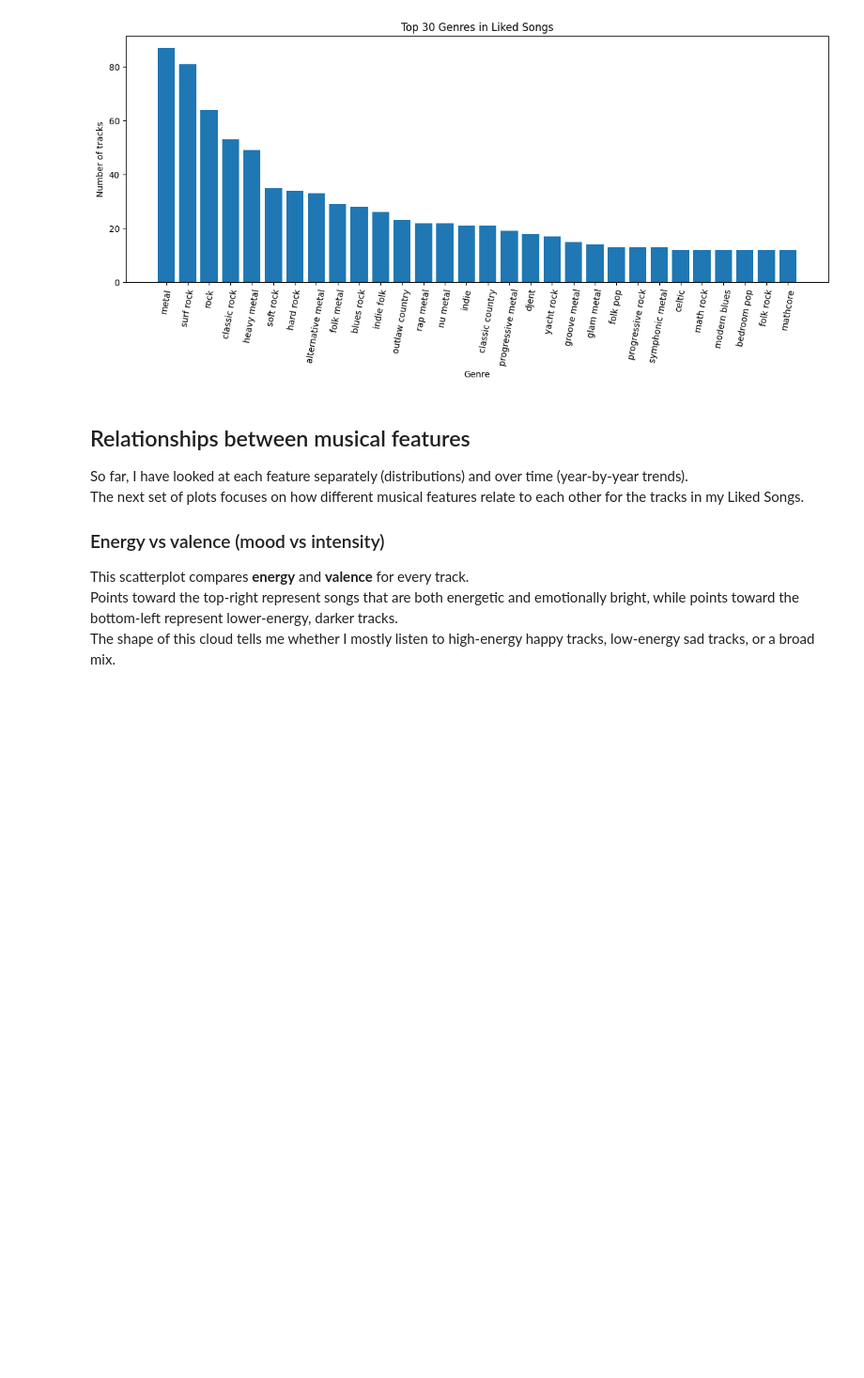
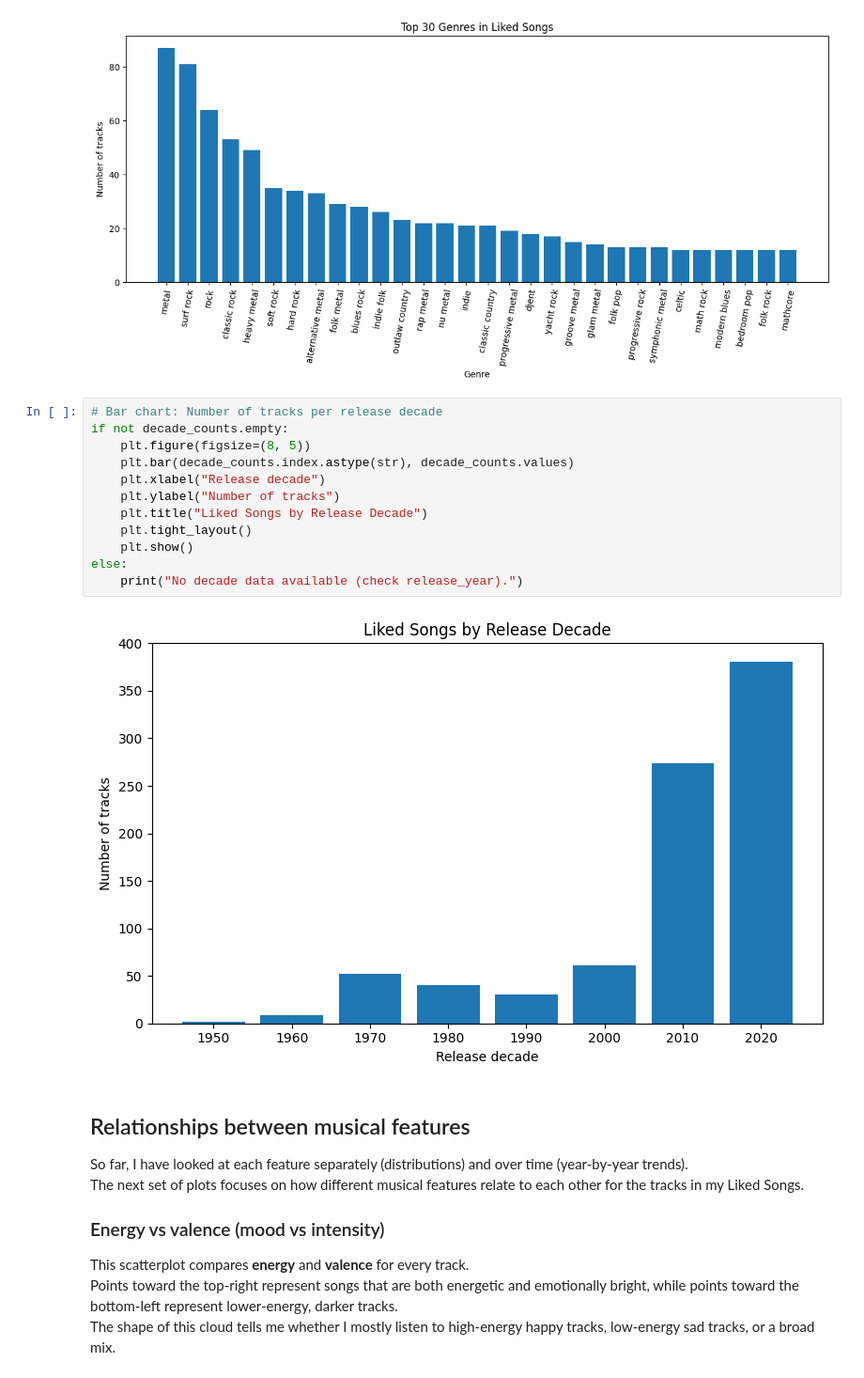
Before and after one commit to TMM1003/CSC105_Final_Project, a Jupyter notebook: song_analysis.ipynb, the cells around one changed output. Shown at 94% size. Cells and saved outputs as stored; diff of their text form; blank space fills up the shorter version.

```diff
--- a/song_analysis.ipynb
+++ b/song_analysis.ipynb
@@ -444,6 +543,20 @@ else:
     print("No genres column in data.")
 # %% [output]
 [figure]
+# %%
+# Bar chart: Number of tracks per release decade
+if not decade_counts.empty:
+    plt.figure(figsize=(8, 5))
+    plt.bar(decade_counts.index.astype(str), decade_counts.values)
+    plt.xlabel("Release decade")
+    plt.ylabel("Number of tracks")
+    plt.title("Liked Songs by Release Decade")
+    plt.tight_layout()
+    plt.show()
+else:
+    print("No decade data available (check release_year).")
+# %% [output]
+[figure, added]
 # %% [markdown]
 ## Relationships between musical features
 
```
Also changed, not shown: parts of 3 cells of this notebook, 1 other file.
